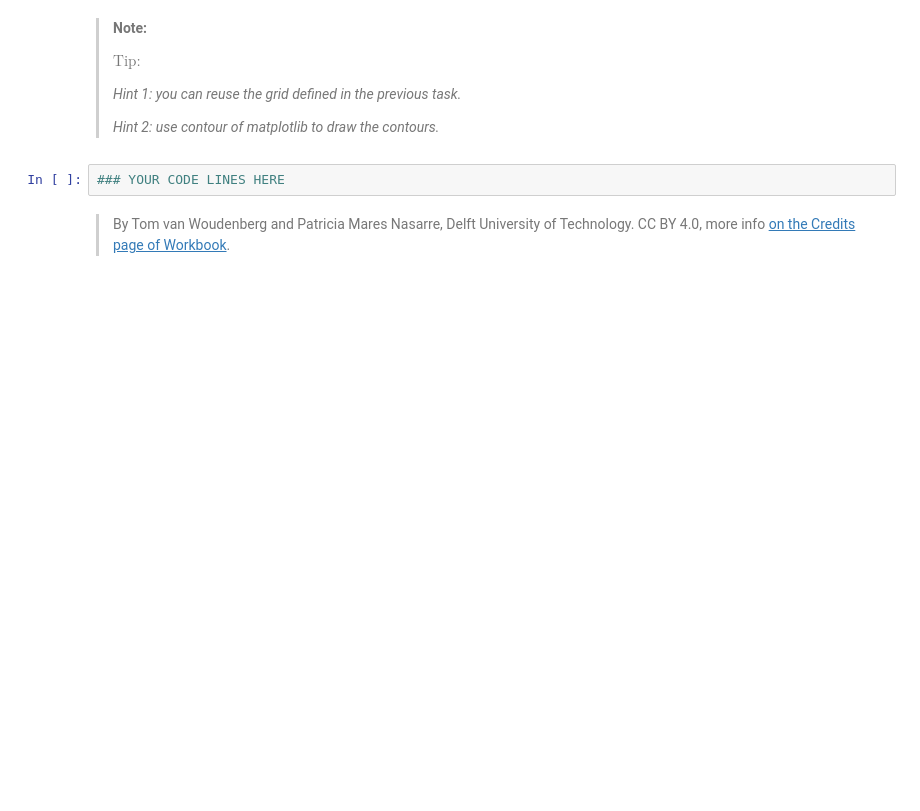
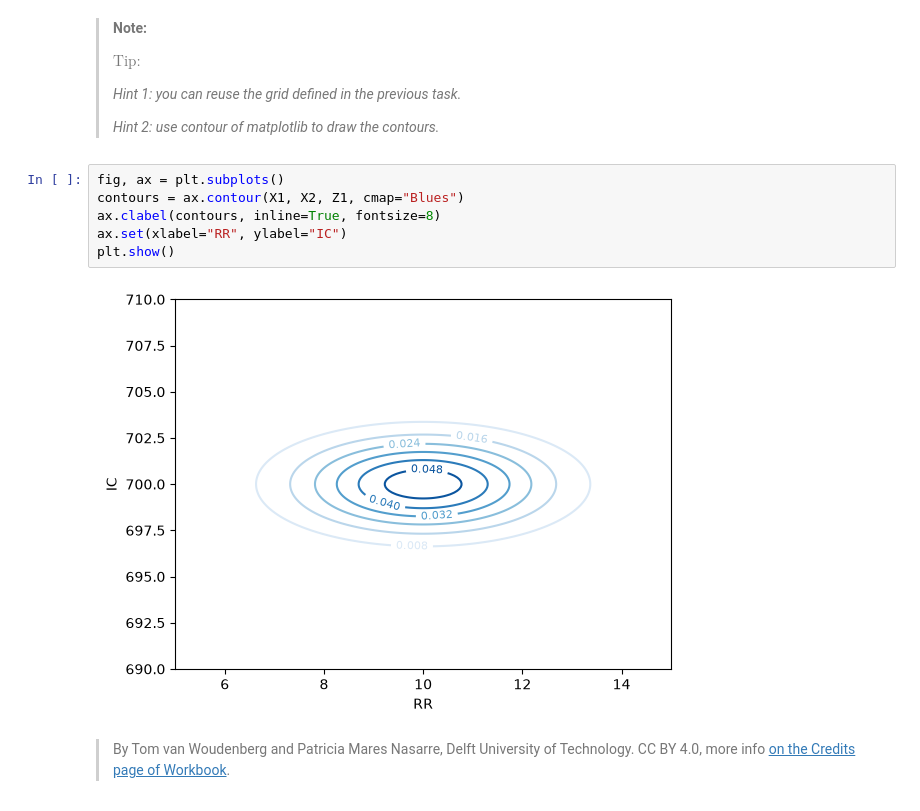
Before and after one commit to matpre333/PA.1.5, a Jupyter notebook: scipy_statcs_3d_plots.ipynb, the cells around one changed output. Cells and saved outputs as stored; diff of their text form; blank space fills up the shorter version.

```diff
--- a/scipy_statcs_3d_plots.ipynb
+++ b/scipy_statcs_3d_plots.ipynb
@@ -125,7 +203,13 @@ Z = multivariate_normal(mean=mu, cov=sigma).pdf(X)
 > *Hint 1: you can reuse the grid defined in the previous task.*
 >
 > *Hint 2: use contour of matplotlib to draw the contours.*
-# %%
-### YOUR CODE LINES HERE
+# %%
+fig, ax = plt.subplots()
+contours = ax.contour(X1, X2, Z1, cmap="Blues")
+ax.clabel(contours, inline=True, fontsize=8)
+ax.set(xlabel="RR", ylabel="IC")
+plt.show()
+# %% [output]
+[figure, added]
 # %% [markdown]
 > By Tom van Woudenberg and Patricia Mares Nasarre, Delft University of Technology. CC BY 4.0, more info [on the Credits page of Workbook](https://mude.citg.tudelft.nl/workbook-2026/credits.html).
```
Also changed, not shown: parts of 7 cells of this notebook.
